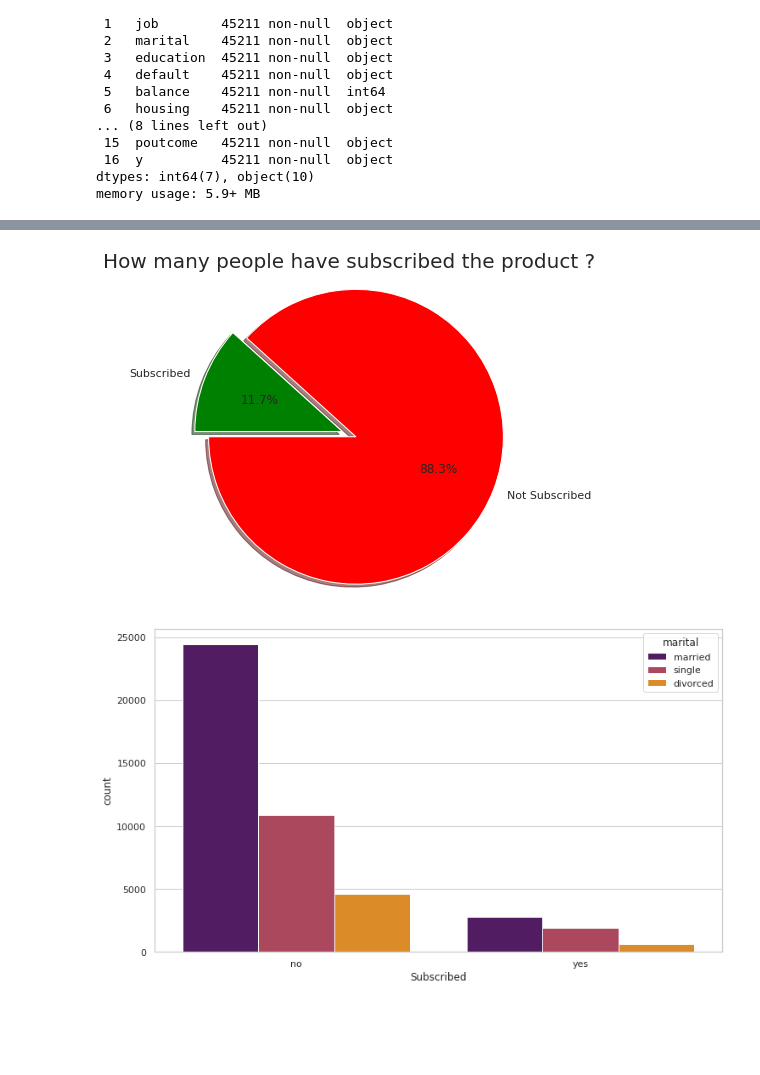
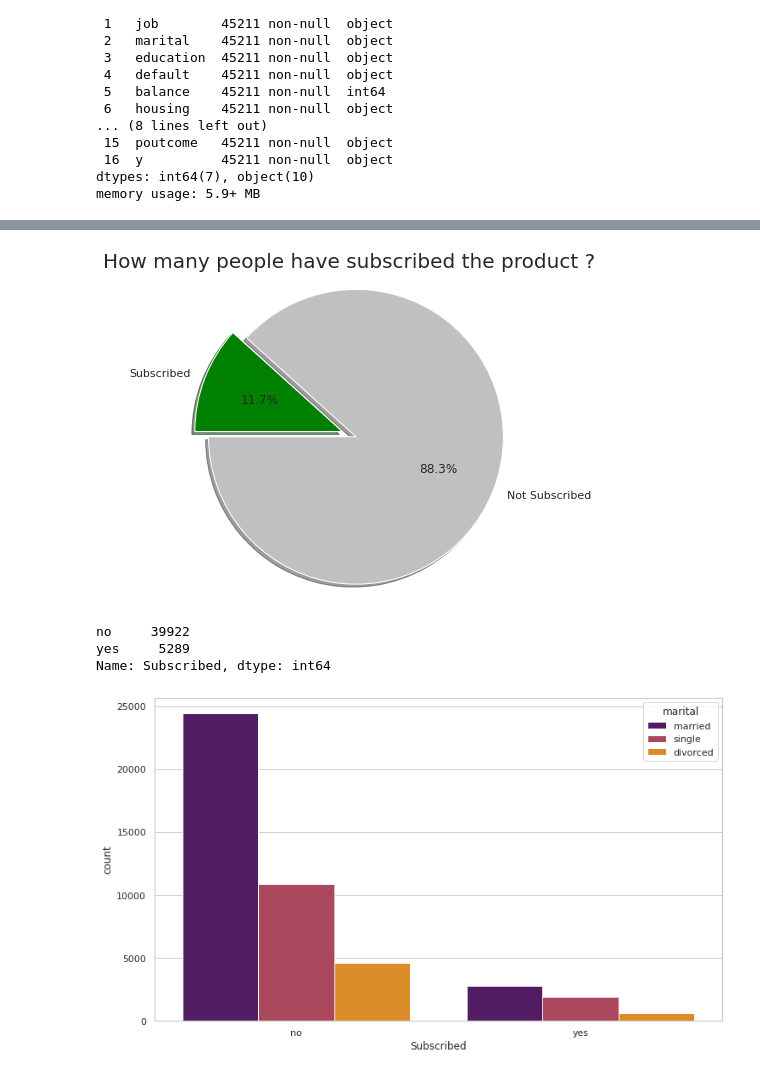
Before and after one commit to asim5800/Marketing-Campaign-Effectiveness-Prediction-, a Jupyter notebook: Bank_Marketing_Effectiveness_Prediction_Capstone_Project.ipynb, the cells around one changed output, grey strips where cells are left out. Cells and saved outputs as stored; diff of their text form; code cells hidden in the pictures; blank space fills up the shorter version.

```diff
--- a/Bank_Marketing_Effectiveness_Prediction_Capstone_Project.ipynb
+++ b/Bank_Marketing_Effectiveness_Prediction_Capstone_Project.ipynb
@@ -116,21 +116,27 @@ df.rename(columns = {'y' : 'Subscribed'}, inplace = True)
 # %%
 #EDA
 
 
 labels = 'Not Subscribed' , 'Subscribed'
 sizes = df.Subscribed.value_counts()
-colors = ['red', 'green']
+colors = ['silver', 'green']
 explode = (0.1, 0.0)
 plt.pie(sizes, explode=explode, labels=labels, colors=colors,
         autopct='%1.1f%%', shadow=True, startangle=180)
 plt.axis('equal')
 plt.title("How many people have subscribed the product ?",fontsize=20)
 plt.plot()
 fig=plt.gcf()
 fig.set_size_inches(6,6)
 plt.show()
 # %% [output]
-[figure, old version]
+[figure, new version]
+# %%
+df['Subscribed'].value_counts()
+# %% [output]
+no     39922
+yes     5289
+Name: Subscribed, dtype: int64
 # %%
 sns.set_style("whitegrid")
 fig, ax = plt.subplots()
```
Also changed, not shown: parts of 20 cells of this notebook.
